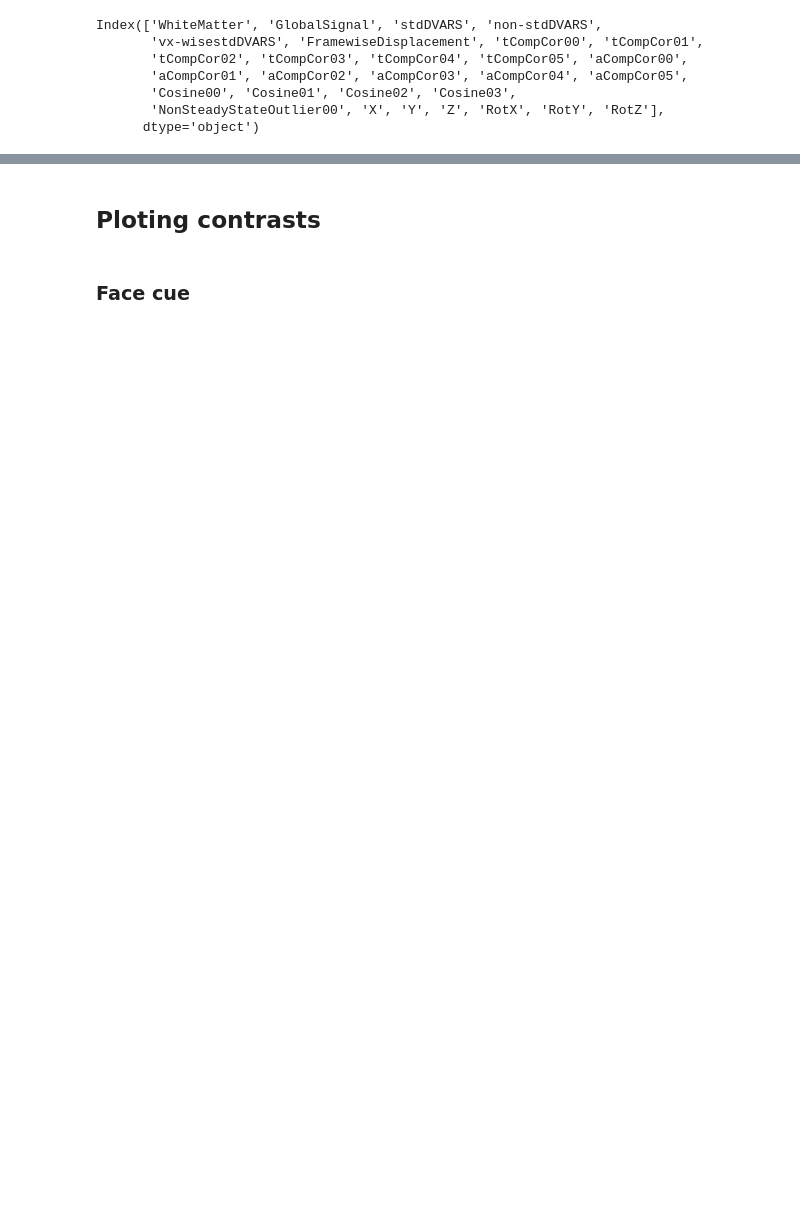
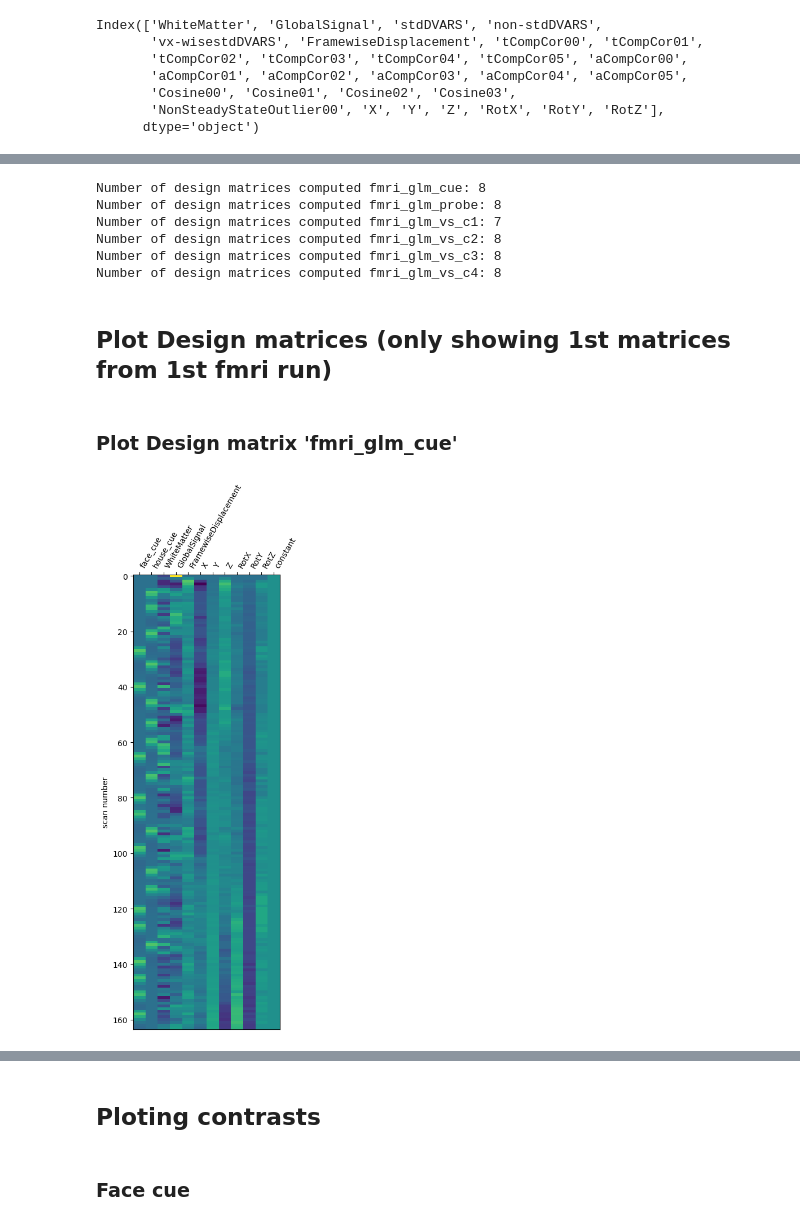
Before and after one commit to LuisA00/Summer_2021_fMRI, a Jupyter notebook: DWM_Single_Pariticpant_GLM_8_run.ipynb, the cells around one changed output, grey strips where cells are left out. Drawn from its saved outputs; the diff is of its cells as text; code cells hidden in the pictures; blank space fills up the shorter version.

```diff
--- a/DWM_Single_Pariticpant_GLM_8_run.ipynb
+++ b/DWM_Single_Pariticpant_GLM_8_run.ipynb
@@ -448,0 +538,32 @@ plt.show()
+# %%
+dm_cue = fmri_glm_cue.design_matrices_
+dm_probe = fmri_glm_probe.design_matrices_
+dm_vs_c1 = fmri_glm_vs_c1.design_matrices_
+dm_vs_c2 = fmri_glm_vs_c2.design_matrices_
+dm_vs_c3 = fmri_glm_vs_c3.design_matrices_
+dm_vs_c4 = fmri_glm_vs_c4.design_matrices_
+
+print("Number of design matrices computed fmri_glm_cue: " + str(len(dm_cue)))
+print("Number of design matrices computed fmri_glm_probe: " + str(len(dm_probe)))
+print("Number of design matrices computed fmri_glm_vs_c1: " + str(len(dm_vs_c1)))
+print("Number of design matrices computed fmri_glm_vs_c2: " + str(len(dm_vs_c2)))
+print("Number of design matrices computed fmri_glm_vs_c3: " + str(len(dm_vs_c3)))
+print("Number of design matrices computed fmri_glm_vs_c4: " + str(len(dm_vs_c4)))
+# %% [output]
+Number of design matrices computed fmri_glm_cue: 8
+Number of design matrices computed fmri_glm_probe: 8
+Number of design matrices computed fmri_glm_vs_c1: 7
+Number of design matrices computed fmri_glm_vs_c2: 8
+Number of design matrices computed fmri_glm_vs_c3: 8
+Number of design matrices computed fmri_glm_vs_c4: 8
+# %% [markdown]
+## Plot Design matrices (only showing 1st matrices from 1st fmri run)
+# %% [markdown]
+### Plot Design matrix 'fmri_glm_cue'
+# %%
+# Obtain and plot design matrix
+design_matrix_cue = fmri_glm_cue.design_matrices_[0]
+plot_design_matrix(design_matrix_cue)
+plt.show()
+# %% [output]
+[figure, added]
```
Also changed, not shown: parts of 118 cells of this notebook.
